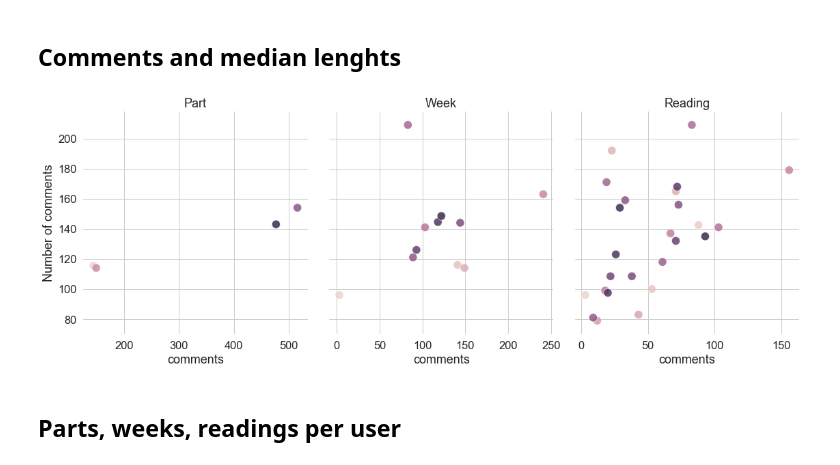
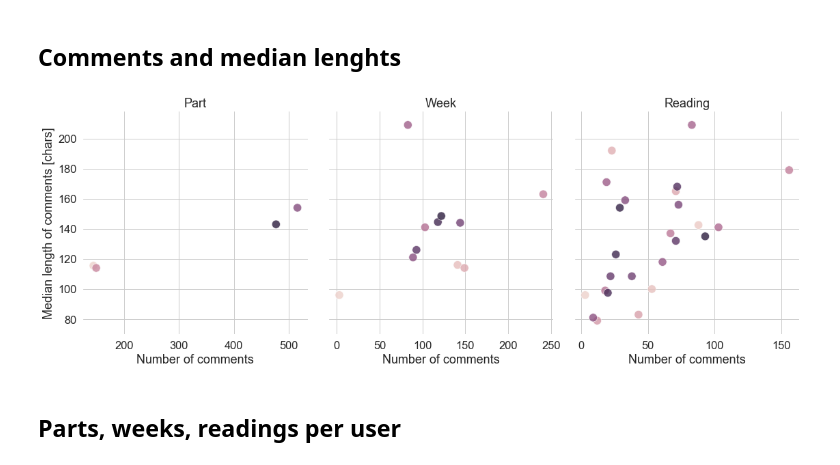
Before and after one commit to Bubblbu/public-knowledge-annotations, a Jupyter notebook: code/results.ipynb, the cells around one changed output. Drawn from its saved outputs; the diff is of its cells as text; code cells hidden in the pictures.

```diff
--- a/code/results.ipynb
+++ b/code/results.ipynb
@@ -200,24 +200,24 @@ if savefigs:
 # %%
 fix, axes = plt.subplots(1,3,figsize=(16,6), sharey=True)
 labels = ["Part", "Week", "Reading"]
 for ax, by, l in zip(axes, ["part", "week", "url_id"], labels):
     df = pd.DataFrame()
     df['comments'] = comments.groupby(by)["length"].count()
     df['length'] = comments.groupby(by)["length"].median()
     df.reset_index(inplace=True)
 
     g = sns.relplot(x='comments', y='length', hue=by, data=df, s=150, alpha=.8, ax=ax)
     plt.close(g.fig)
     sns.despine(left=True, bottom=True)
     ax.set_title(l)
-    ax.set_ylabel("Median length of comments")
-    ax.set_ylabel("Number of comments")
+    ax.set_ylabel("Median length of comments [chars]")
+    ax.set_xlabel("Number of comments")
 plt.tight_layout()
 
 if savefigs:
     plt.savefig(str(plot_dir / "comments_vs_length.png"), bbox_inches="tight")
 # %% [output]
-[figure, old version]
+[figure, new version]
 # %% [markdown]
 ## Parts, weeks, readings per user
 # %%
```
Also changed, not shown: parts of 2 cells of this notebook, 3 other files.
